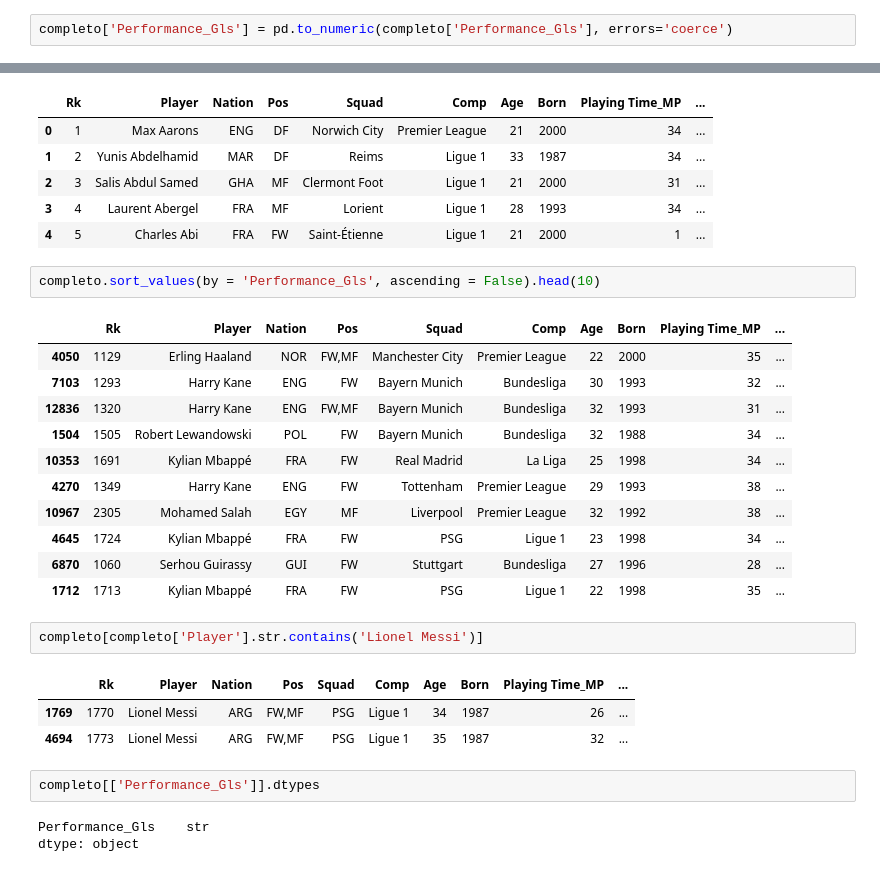
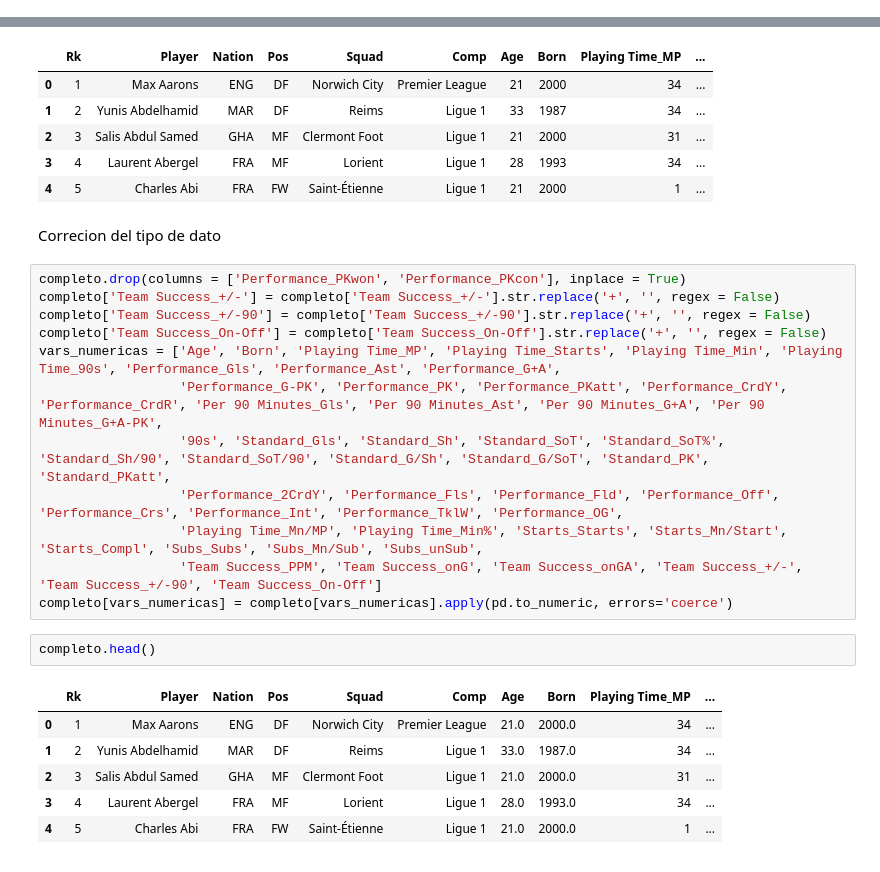
Before and after one commit to DiegoZu28/ScoutIA, a Jupyter notebook: notebooks/01-unificacion.ipynb, the cells around one changed output, grey strips where cells are left out. Cells and saved outputs as stored; diff of their text form.

Commit message:
Correcion tipos de datos

```diff
--- a/notebooks/01-unificacion.ipynb
+++ b/notebooks/01-unificacion.ipynb
@@ -100,8 +81,6 @@ for carpeta in sorted(RAW.iterdir()):
 
 # 3. apilar todas las temporadas
 completo = pd.concat(por_temporada, ignore_index=True)
-# %%
-completo['Performance_Gls'] = pd.to_numeric(completo['Performance_Gls'], errors='coerce')
 # %%
 completo.head()
 # %% [output]
@@ -111,28 +90,26 @@ completo.head()
 | 2 | 3 | Salis Abdul Samed | GHA | MF | Clermont Foot | Ligue 1 | 21 | 2000 | 31 | ... |
 | 3 | 4 | Laurent Abergel | FRA | MF | Lorient | Ligue 1 | 28 | 1993 | 34 | ... |
 | 4 | 5 | Charles Abi | FRA | FW | Saint-Étienne | Ligue 1 | 21 | 2000 | 1 | ... |
-# %%
-completo.sort_values(by = 'Performance_Gls', ascending = False).head(10)
-# %% [output]
-|  | Rk | Player | Nation | Pos | Squad | Comp | Age | Born | Playing Time_MP | ... |
-| 4050 | 1129 | Erling Haaland | NOR | FW,MF | Manchester City | Premier League | 22 | 2000 | 35 | ... |
-| 7103 | 1293 | Harry Kane | ENG | FW | Bayern Munich | Bundesliga | 30 | 1993 | 32 | ... |
-| 12836 | 1320 | Harry Kane | ENG | FW,MF | Bayern Munich | Bundesliga | 32 | 1993 | 31 | ... |
-| 1504 | 1505 | Robert Lewandowski | POL | FW | Bayern Munich | Bundesliga | 32 | 1988 | 34 | ... |
-| 10353 | 1691 | Kylian Mbappé | FRA | FW | Real Madrid | La Liga | 25 | 1998 | 34 | ... |
-| 4270 | 1349 | Harry Kane | ENG | FW | Tottenham | Premier League | 29 | 1993 | 38 | ... |
-| 10967 | 2305 | Mohamed Salah | EGY | MF | Liverpool | Premier League | 32 | 1992 | 38 | ... |
-| 4645 | 1724 | Kylian Mbappé | FRA | FW | PSG | Ligue 1 | 23 | 1998 | 34 | ... |
-| 6870 | 1060 | Serhou Guirassy | GUI | FW | Stuttgart | Bundesliga | 27 | 1996 | 28 | ... |
-| 1712 | 1713 | Kylian Mbappé | FRA | FW | PSG | Ligue 1 | 22 | 1998 | 35 | ... |
-# %%
-completo[completo['Player'].str.contains('Lionel Messi')]
-# %% [output]
-|  | Rk | Player | Nation | Pos | Squad | Comp | Age | Born | Playing Time_MP | ... |
-| 1769 | 1770 | Lionel Messi | ARG | FW,MF | PSG | Ligue 1 | 34 | 1987 | 26 | ... |
-| 4694 | 1773 | Lionel Messi | ARG | FW,MF | PSG | Ligue 1 | 35 | 1987 | 32 | ... |
-# %%
-completo[['Performance_Gls']].dtypes
-# %% [output]
-Performance_Gls    str
-dtype: object
+# %% [markdown]
+Correcion del tipo de dato
+# %%
+completo.drop(columns = ['Performance_PKwon', 'Performance_PKcon'], inplace = True)
+completo['Team Success_+/-'] = completo['Team Success_+/-'].str.replace('+', '', regex = False)
+completo['Team Success_+/-90'] = completo['Team Success_+/-90'].str.replace('+', '', regex = False)
+completo['Team Success_On-Off'] = completo['Team Success_On-Off'].str.replace('+', '', regex = False)
+vars_numericas = ['Age', 'Born', 'Playing Time_MP', 'Playing Time_Starts', 'Playing Time_Min', 'Playing Time_90s', 'Performance_Gls', 'Performance_Ast', 'Performance_G+A',
+                  'Performance_G-PK', 'Performance_PK', 'Performance_PKatt', 'Performance_CrdY', 'Performance_CrdR', 'Per 90 Minutes_Gls', 'Per 90 Minutes_Ast', 'Per 90 Minutes_G+A', 'Per 90 Minutes_G+A-PK',
+                  '90s', 'Standard_Gls', 'Standard_Sh', 'Standard_SoT', 'Standard_SoT%', 'Standard_Sh/90', 'Standard_SoT/90', 'Standard_G/Sh', 'Standard_G/SoT', 'Standard_PK', 'Standard_PKatt',
+                  'Performance_2CrdY', 'Performance_Fls', 'Performance_Fld', 'Performance_Off', 'Performance_Crs', 'Performance_Int', 'Performance_TklW', 'Performance_OG',
+                  'Playing Time_Mn/MP', 'Playing Time_Min%', 'Starts_Starts', 'Starts_Mn/Start', 'Starts_Compl', 'Subs_Subs', 'Subs_Mn/Sub', 'Subs_unSub',
+                  'Team Success_PPM', 'Team Success_onG', 'Team Success_onGA', 'Team Success_+/-', 'Team Success_+/-90', 'Team Success_On-Off']
+completo[vars_numericas] = completo[vars_numericas].apply(pd.to_numeric, errors='coerce')
+# %%
+completo.head()
+# %% [output]
+|  | Rk | Player | Nation | Pos | Squad | Comp | Age | Born | Playing Time_MP | ... |
+| 0 | 1 | Max Aarons | ENG | DF | Norwich City | Premier League | 21.0 | 2000.0 | 34 | ... |
+| 1 | 2 | Yunis Abdelhamid | MAR | DF | Reims | Ligue 1 | 33.0 | 1987.0 | 34 | ... |
+| 2 | 3 | Salis Abdul Samed | GHA | MF | Clermont Foot | Ligue 1 | 21.0 | 2000.0 | 31 | ... |
+| 3 | 4 | Laurent Abergel | FRA | MF | Lorient | Ligue 1 | 28.0 | 1993.0 | 34 | ... |
+| 4 | 5 | Charles Abi | FRA | FW | Saint-Étienne | Ligue 1 | 21.0 | 2000.0 | 1 | ... |
```
Also changed, not shown: parts of 4 cells of this notebook.
